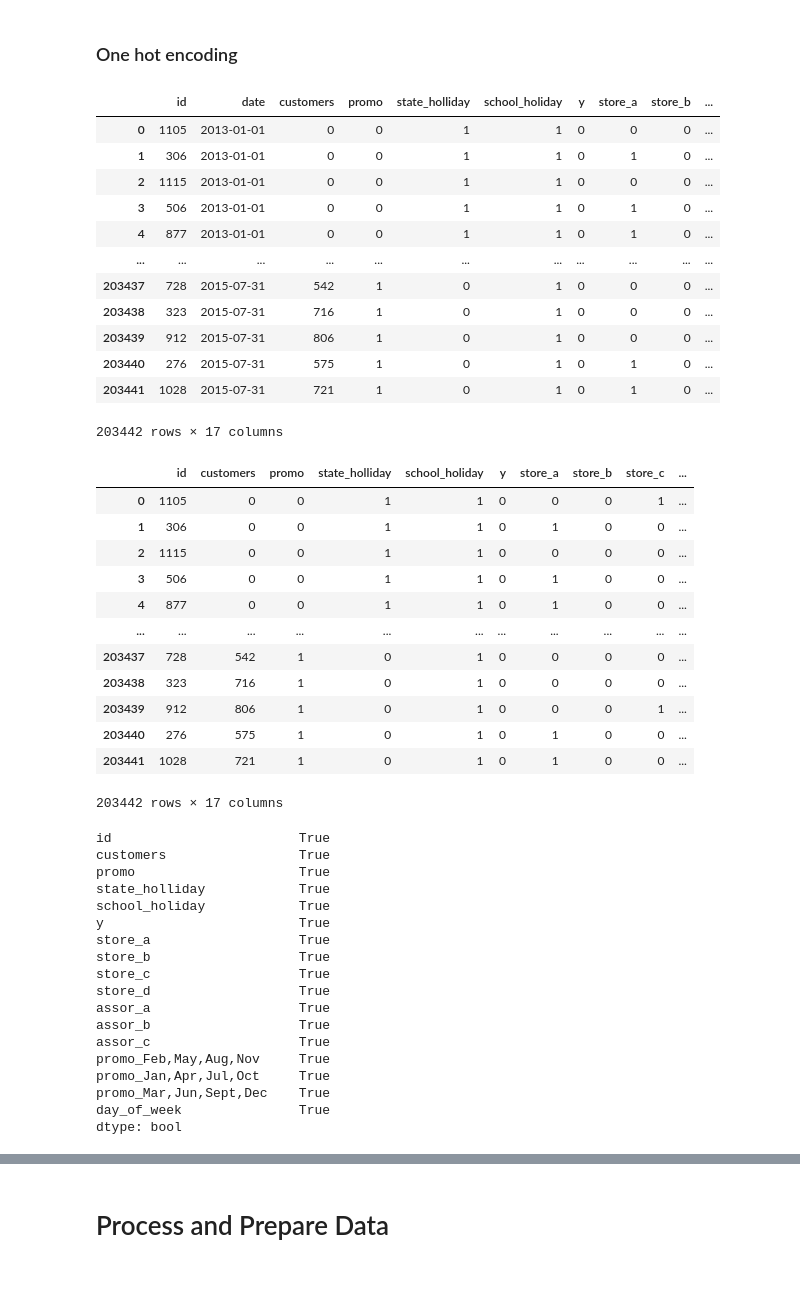
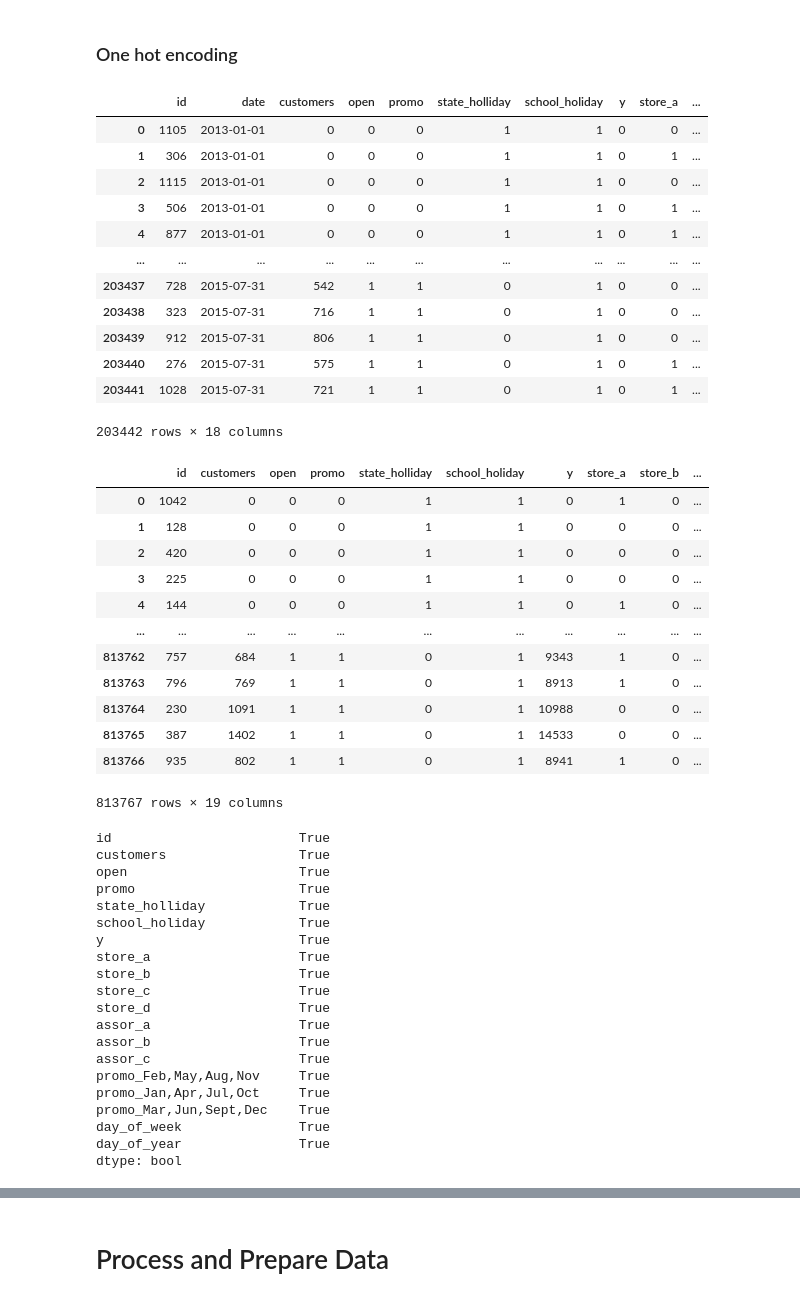
Before and after one commit to Omarbenjelloun915/ProjetData, a Jupyter notebook: ProjetDATA.ipynb, the cells around one changed output, grey strips where cells are left out. Saved outputs shown, nothing was run; the diff lists cells and outputs as text; code cells hidden in the pictures.

```diff
--- a/ProjetDATA.ipynb
+++ b/ProjetDATA.ipynb
@@ -144,8 +145,8 @@ test_df['y'].min()
 # %%
 # On déduit qu'on pourra nous en passer de l'input 'open' car quand ce n'est pas open la valeur y est nulle
 
-train_df = train_df.drop(columns=['open'])
-test_df = test_df.drop(columns=['open'])
+#train_df = train_df.drop(columns=['open'])
+#test_df = test_df.drop(columns=['open'])
 # %%
 # Vérifier si la variable Date ne prends pas des valeurs abérrantes
 
@@ -249,39 +250,46 @@ for col in ['store_type', 'assortment', 'promo_interval']:
 
 test_df_merged
 # %% [output]
-|  | id | date | customers | promo | state_holliday | school_holiday | y | store_a | store_b | ... |
-| 0 | 1105 | 2013-01-01 | 0 | 0 | 1 | 1 | 0 | 0 | 0 | ... |
-| 1 | 306 | 2013-01-01 | 0 | 0 | 1 | 1 | 0 | 1 | 0 | ... |
-| 2 | 1115 | 2013-01-01 | 0 | 0 | 1 | 1 | 0 | 0 | 0 | ... |
-| 3 | 506 | 2013-01-01 | 0 | 0 | 1 | 1 | 0 | 1 | 0 | ... |
-| 4 | 877 | 2013-01-01 | 0 | 0 | 1 | 1 | 0 | 1 | 0 | ... |
+|  | id | date | customers | open | promo | state_holliday | school_holiday | y | store_a | ... |
+| 0 | 1105 | 2013-01-01 | 0 | 0 | 0 | 1 | 1 | 0 | 0 | ... |
+| 1 | 306 | 2013-01-01 | 0 | 0 | 0 | 1 | 1 | 0 | 1 | ... |
+| 2 | 1115 | 2013-01-01 | 0 | 0 | 0 | 1 | 1 | 0 | 0 | ... |
+| 3 | 506 | 2013-01-01 | 0 | 0 | 0 | 1 | 1 | 0 | 1 | ... |
+| 4 | 877 | 2013-01-01 | 0 | 0 | 0 | 1 | 1 | 0 | 1 | ... |
 | ... | ... | ... | ... | ... | ... | ... | ... | ... | ... | ... |
-| 203437 | 728 | 2015-07-31 | 542 | 1 | 0 | 1 | 0 | 0 | 0 | ... |
-| 203438 | 323 | 2015-07-31 | 716 | 1 | 0 | 1 | 0 | 0 | 0 | ... |
-| 203439 | 912 | 2015-07-31 | 806 | 1 | 0 | 1 | 0 | 0 | 0 | ... |
-| 203440 | 276 | 2015-07-31 | 575 | 1 | 0 | 1 | 0 | 1 | 0 | ... |
-| 203441 | 1028 | 2015-07-31 | 721 | 1 | 0 | 1 | 0 | 1 | 0 | ... |
+| 203437 | 728 | 2015-07-31 | 542 | 1 | 1 | 0 | 1 | 0 | 0 | ... |
+| 203438 | 323 | 2015-07-31 | 716 | 1 | 1 | 0 | 1 | 0 | 0 | ... |
+| 203439 | 912 | 2015-07-31 | 806 | 1 | 1 | 0 | 1 | 0 | 0 | ... |
+| 203440 | 276 | 2015-07-31 | 575 | 1 | 1 | 0 | 1 | 0 | 1 | ... |
+| 203441 | 1028 | 2015-07-31 | 721 | 1 | 1 | 0 | 1 | 0 | 1 | ... |
-203442 rows × 17 columns
+203442 rows × 18 columns
 # %%
-#Supprimer la colonne Date
-
+#Day of week
 train_df_merged['day_of_week'] = pd.to_datetime(train_df['date']).dt.dayofweek
 test_df_merged['day_of_week'] = pd.to_datetime(train_df['date']).dt.dayofweek
+
+#Day of year
+train_df_merged['day_of_year'] = pd.to_datetime(train_df['date']).dt.dayofyear
+test_df_merged['day_of_year'] = pd.to_datetime(train_df['date']).dt.dayofyear
+
+#Supprimer la colonne Date
 train_df_new = train_df_merged.drop(columns=['date'])
 test_df_new = test_df_merged.drop(columns=['date'])
 
-display(test_df_new)
+
+
+display(train_df_new)
 # %% [output]
-|  | id | customers | promo | state_holliday | school_holiday | y | store_a | store_b | store_c | ... |
-| 0 | 1105 | 0 | 0 | 1 | 1 | 0 | 0 | 0 | 1 | ... |
-| 1 | 306 | 0 | 0 | 1 | 1 | 0 | 1 | 0 | 0 | ... |
-| 2 | 1115 | 0 | 0 | 1 | 1 | 0 | 0 | 0 | 0 | ... |
-| 3 | 506 | 0 | 0 | 1 | 1 | 0 | 1 | 0 | 0 | ... |
-| 4 | 877 | 0 | 0 | 1 | 1 | 0 | 1 | 0 | 0 | ... |
+|  | id | customers | open | promo | state_holliday | school_holiday | y | store_a | store_b | ... |
+| 0 | 1042 | 0 | 0 | 0 | 1 | 1 | 0 | 1 | 0 | ... |
+| 1 | 128 | 0 | 0 | 0 | 1 | 1 | 0 | 0 | 0 | ... |
+| 2 | 420 | 0 | 0 | 0 | 1 | 1 | 0 | 0 | 0 | ... |
+| 3 | 225 | 0 | 0 | 0 | 1 | 1 | 0 | 0 | 0 | ... |
+| 4 | 144 | 0 | 0 | 0 | 1 | 1 | 0 | 1 | 0 | ... |
 | ... | ... | ... | ... | ... | ... | ... | ... | ... | ... | ... |
-| 203437 | 728 | 542 | 1 | 0 | 1 | 0 | 0 | 0 | 0 | ... |
-| 203438 | 323 | 716 | 1 | 0 | 1 | 0 | 0 | 0 | 0 | ... |
-| 203439 | 912 | 806 | 1 | 0 | 1 | 0 | 0 | 0 | 1 | ... |
-| 203440 | 276 | 575 | 1 | 0 | 1 | 0 | 1 | 0 | 0 | ... |
-| 203441 | 1028 | 721 | 1 | 0 | 1 | 0 | 1 | 0 | 0 | ... |
+| 813762 | 757 | 684 | 1 | 1 | 0 | 1 | 9343 | 1 | 0 | ... |
+| 813763 | 796 | 769 | 1 | 1 | 0 | 1 | 8913 | 1 | 0 | ... |
+| 813764 | 230 | 1091 | 1 | 1 | 0 | 1 | 10988 | 0 | 0 | ... |
+| 813765 | 387 | 1402 | 1 | 1 | 0 | 1 | 14533 | 0 | 0 | ... |
+| 813766 | 935 | 802 | 1 | 1 | 0 | 1 | 8941 | 1 | 0 | ... |
-203442 rows × 17 columns
+813767 rows × 19 columns
@@ -292,6 +302,7 @@ train_df_new.apply(lambda s: pd.to_numeric(s, errors='coerce').notnull().all())
 # %% [output]
 id                        True
 customers                 True
+open                      True
 promo                     True
 state_holliday            True
 school_holiday            True
@@ -307,4 +318,5 @@ promo_Feb,May,Aug,Nov     True
 promo_Jan,Apr,Jul,Oct     True
 promo_Mar,Jun,Sept,Dec    True
 day_of_week               True
+day_of_year               True
 dtype: bool
```
Also changed, not shown: parts of 31 cells of this notebook, 1 other file.
